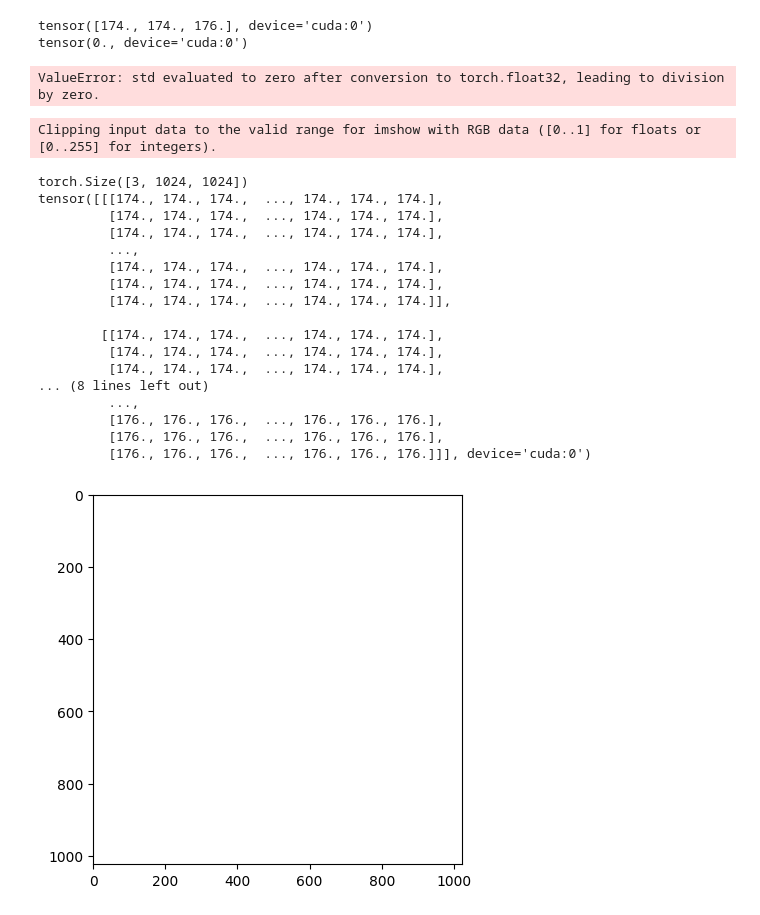
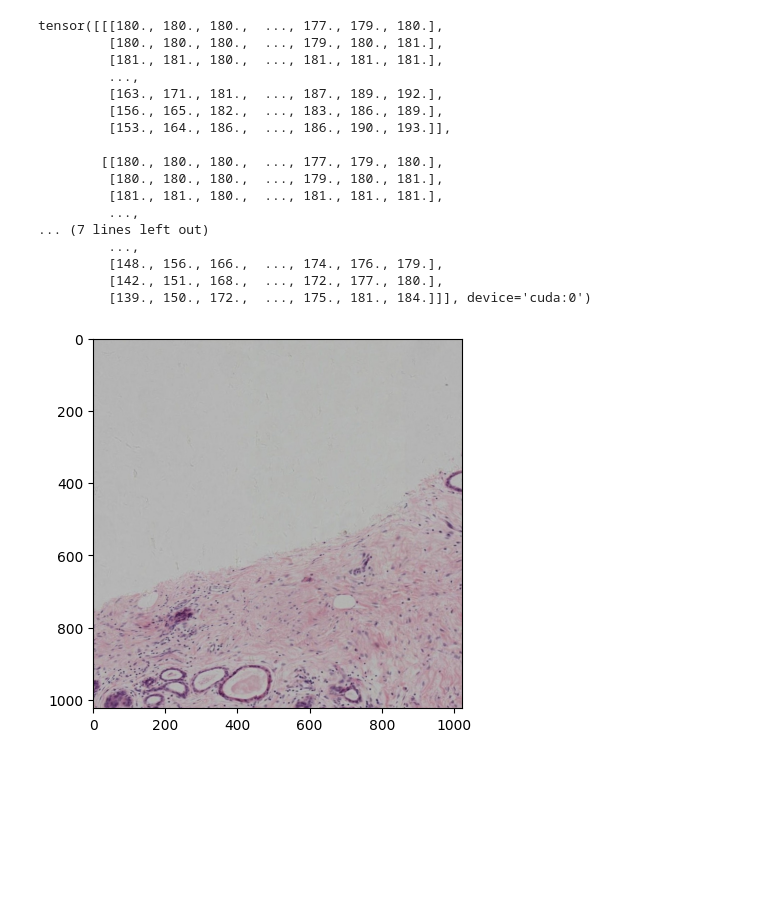
Before and after one commit to Philipp-Ro/torch_stain_transfer, a Jupyter notebook: code/testting.ipynb, the cells around one changed output. Drawn from its saved outputs; the diff is of its cells as text; code cells hidden in the pictures; blank space fills up the shorter version.

```diff
--- a/code/testting.ipynb
+++ b/code/testting.ipynb
@@ -249,81 +317,58 @@ path_HE = 'C:/Users/phili/OneDrive/Uni/WS_22/Masterarbeit/Masterarbeit_Code_Phil
 path_IHC = 'C:/Users/phili/OneDrive/Uni/WS_22/Masterarbeit/Masterarbeit_Code_Philipp_Rosin/Data_set_BCI_challange/train/IHC_imgs/IHC'
 
 patch_size = 512
 size = patch_size
 stride = patch_size
 lst = os.listdir(path_IHC)
 img_names = lst
 
-HE_img_path = os.path.join(path_HE, img_names[99])
+HE_img_path = os.path.join(path_HE, img_names[10])
 IHC_img_path = os.path.join(path_IHC, img_names[1])
 
 
 
 
 def load_image_to_tensor(img_path):
     pil_img = Image.open(img_path)
     img_arr = np.array(pil_img)
     # type conversion
     img_arr = img_arr.astype(np.float32)
     # rearange dims for tensor
     img_arr = np.transpose(img_arr, axes=[2,0,1])
 
     # get tensor
     img_tensor = torch.tensor(img_arr)
 
     img_tensor = img_tensor.cuda()
     return img_tensor
 
 img = load_image_to_tensor(HE_img_path)
-mean, std = img.mean([1,2]), img.std([1,2])
-print(mean)
-print(std[1])
-# normalise image
-normalise_img = transforms.Normalize(mean,std)
-img_norm = normalise_img(img)
 
-patches = img_norm.unfold(1, size, stride).unfold(2, size, stride)
-print(patches.shape)
-patches_1 = patches.reshape(3,4,512,512)
-patches_1 = torch.permute(patches_1,(1,0,2,3))
-patches = patches.reshape(4,3,512,512)
-a = patches[2,:,:,:]
-b = patches_1[0,:,:,:]
-a = a.unsqueeze(0)
-b=b.unsqueeze(0)
-print(a.shape)
+import matplotlib.pyplot as plt
+def display_image(images):
+  images_np = images.cpu().numpy()
+  images_np = images_np.transpose(1,2,0)
+  images_np = images_np.astype(np.uint8)
+
+  plt.imshow(images_np)
+
+display_image(img)
 # %% [output]
-tensor([174., 174., 176.], device='cuda:0')
-tensor(0., device='cuda:0')
+tensor([[[180., 180., 180.,  ..., 177., 179., 180.],
+         [180., 180., 180.,  ..., 179., 180., 181.],
+         [181., 181., 180.,  ..., 181., 181., 181.],
+         ...,
+         [163., 171., 181.,  ..., 187., 189., 192.],
+         [156., 165., 182.,  ..., 183., 186., 189.],
+         [153., 164., 186.,  ..., 186., 190., 193.]],
+
+        [[180., 180., 180.,  ..., 177., 179., 180.],
+         [180., 180., 180.,  ..., 179., 180., 181.],
+         [181., 181., 180.,  ..., 181., 181., 181.],
+         ...,
+... (7 lines left out)
+         ...,
+         [148., 156., 166.,  ..., 174., 176., 179.],
+         [142., 151., 168.,  ..., 172., 177., 180.],
+         [139., 150., 172.,  ..., 175., 181., 184.]]], device='cuda:0')
-ValueError: std evaluated to zero after conversion to torch.float32, leading to division by zero.
+[figure, added]
-# %%
-import matplotlib.pyplot as plt
-def display_image(images):
-  images_np = images.cpu().numpy()
-  images_np = images_np.transpose(1,2,0)
-  #img_plt = images_np.transpose(0,2,3,1)
-  # display 5th image from dataset
-  plt.imshow(images_np)
-print(img.shape)
-print(img)
-display_image(img)
-# %% [output]
-Clipping input data to the valid range for imshow with RGB data ([0..1] for floats or [0..255] for integers).
-torch.Size([3, 1024, 1024])
-tensor([[[174., 174., 174.,  ..., 174., 174., 174.],
-         [174., 174., 174.,  ..., 174., 174., 174.],
-         [174., 174., 174.,  ..., 174., 174., 174.],
-         ...,
-         [174., 174., 174.,  ..., 174., 174., 174.],
-         [174., 174., 174.,  ..., 174., 174., 174.],
-         [174., 174., 174.,  ..., 174., 174., 174.]],
-
-        [[174., 174., 174.,  ..., 174., 174., 174.],
-         [174., 174., 174.,  ..., 174., 174., 174.],
-         [174., 174., 174.,  ..., 174., 174., 174.],
-... (8 lines left out)
-         ...,
-         [176., 176., 176.,  ..., 176., 176., 176.],
-         [176., 176., 176.,  ..., 176., 176., 176.],
-         [176., 176., 176.,  ..., 176., 176., 176.]]], device='cuda:0')
-[figure, removed]
```
Also changed, not shown: parts of 8 cells of this notebook, 7 other files.
